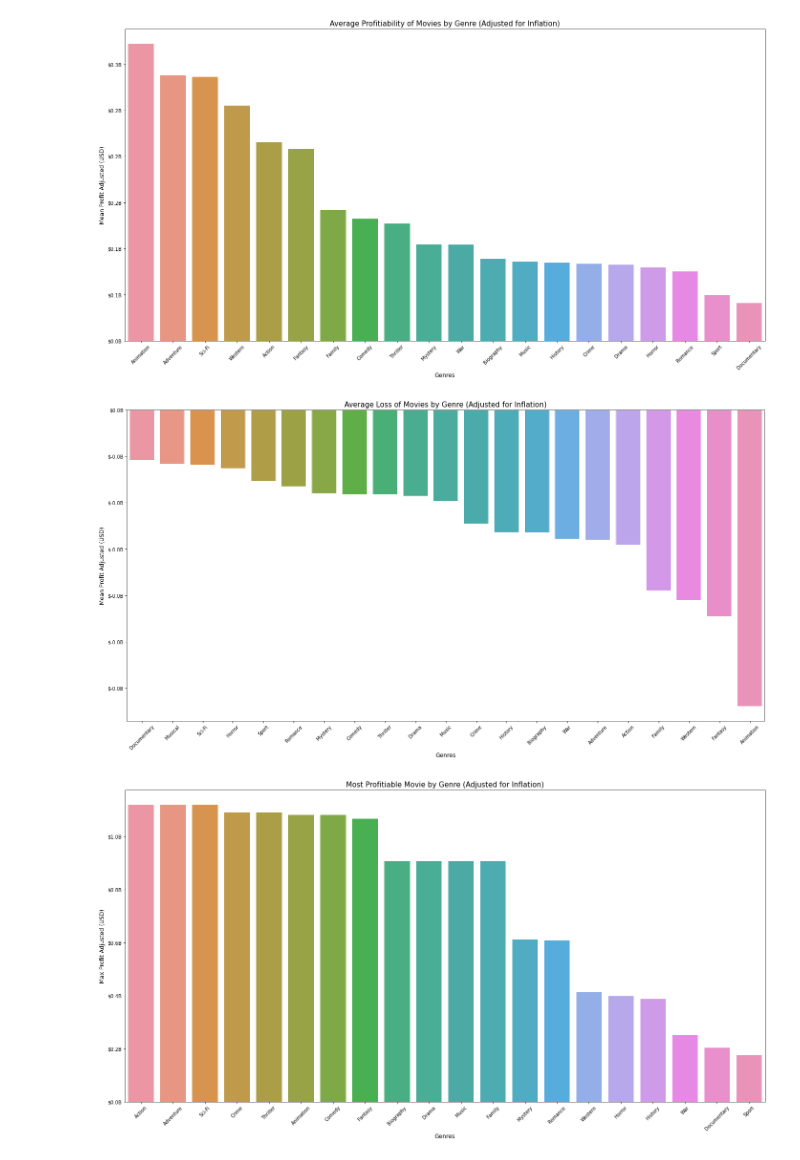
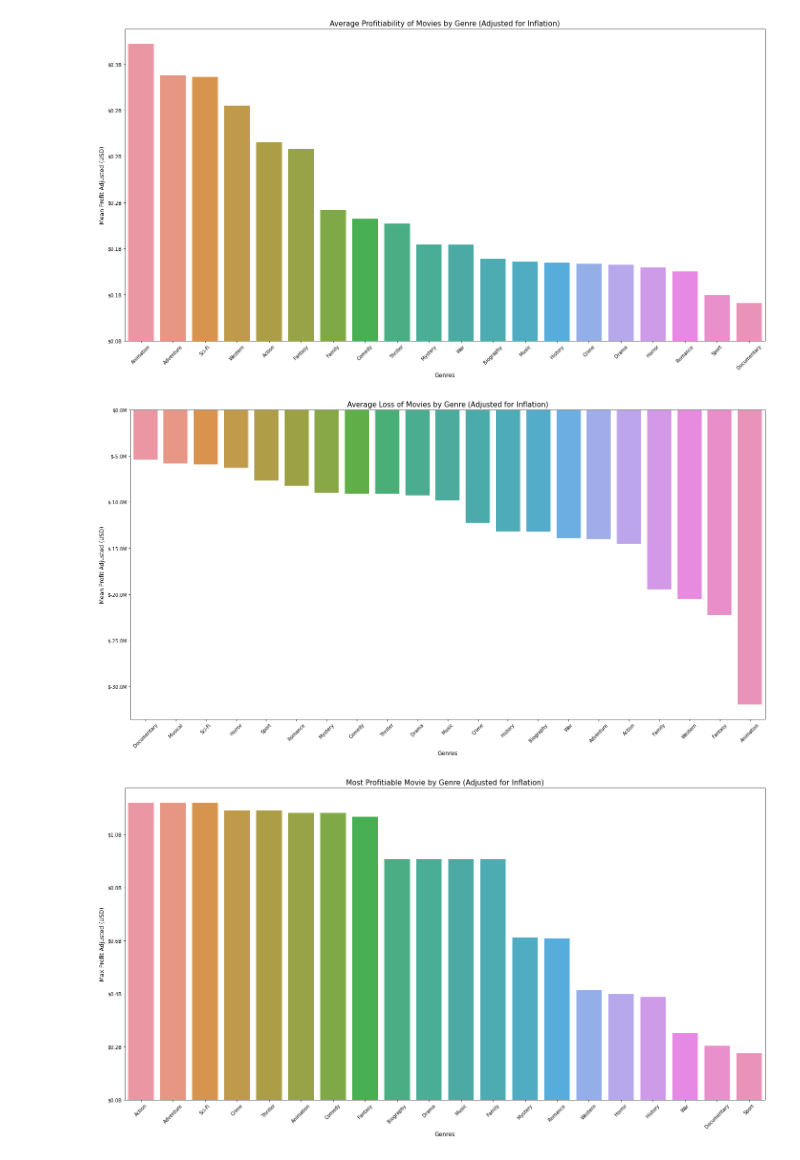
Before and after one commit to SpaceMonkey0453/Phase1_Project, a Jupyter notebook: Jonathan/Jonathan Notebook.ipynb, the cells around one changed output. Drawn from its saved outputs; the diff is of its cells as text; code cells hidden in the pictures.

```diff
--- a/Jonathan/Jonathan Notebook.ipynb
+++ b/Jonathan/Jonathan Notebook.ipynb
@@ -104,20 +104,20 @@ plt.savefig('Chart_Images\mean_by_genre_pos.jpg', format='jpg')
 # %%
 import matplotlib.ticker as ticker
 
 Mean_by_genre_neg = Mean_by_genre_neg.sort_values(by='profit_adjusted',ascending=False)
 fig, ax = plt.subplots(figsize=(24,12))
 sns.barplot(x='genres', y='profit_adjusted', data=Mean_by_genre_neg, ax=ax)
 
-formatter = ticker.FuncFormatter(lambda x, pos: '$%1.1fB' % (x * 1e-9))
+formatter = ticker.FuncFormatter(lambda x, pos: '$%1.1fM' % (x * 1e-6))
 ax.yaxis.set_major_formatter(formatter)
 ax.set_xlabel("Genres", size=12)
 ax.set_ylabel("Mean Profit Adjusted (USD)", size=12)
 ax.set_title("Average Loss of Movies by Genre (Adjusted for Inflation)", size=15)
 ax.set_xticklabels(ax.get_xticklabels(), rotation=45)
 
 plt.savefig('Chart_Images\mean_by_genre_neg.jpg', format='jpg')
 # %% [output]
-[figure, old version]
+[figure, new version]
 # %%
 import matplotlib.ticker as ticker
 
```
Also changed, not shown: parts of 1 cell of this notebook, 1 other file.
